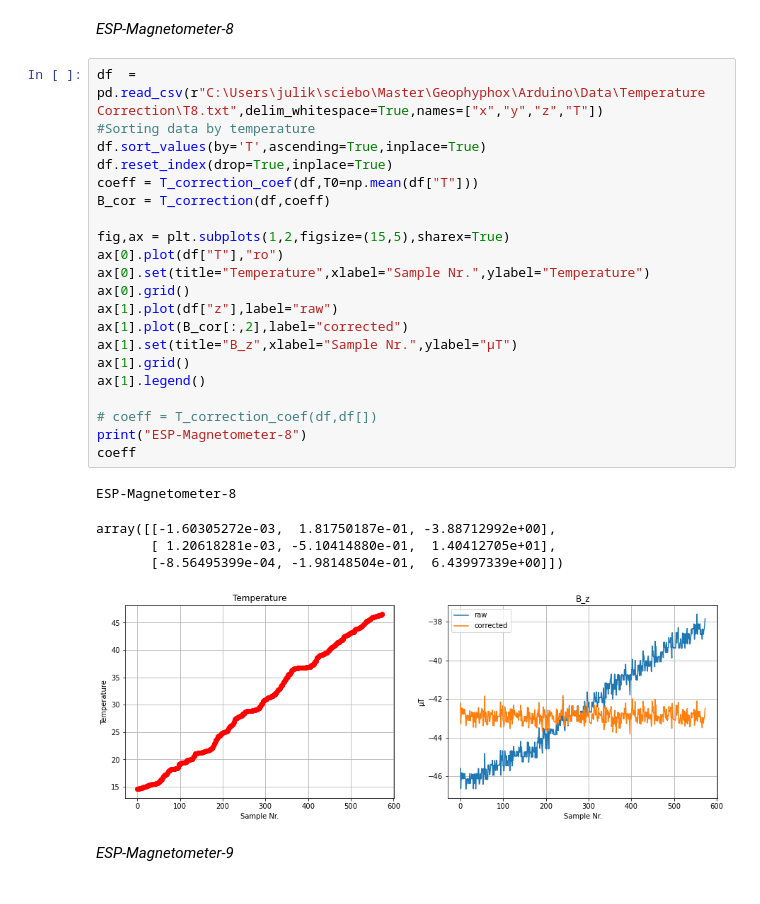
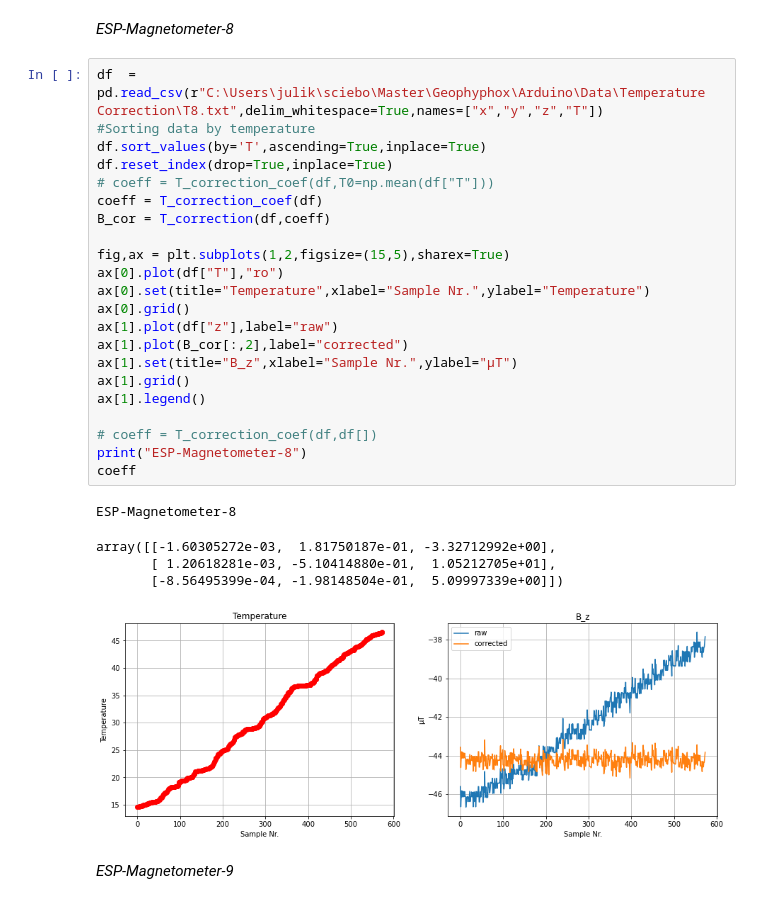
Before and after one commit to JuliusHen/Geophyphox-Excursion, a Jupyter notebook: Arduino/Processing Notebooks/T_correction.ipynb, the cells around one changed output. Saved outputs shown, nothing was run; the diff lists cells and outputs as text.

```diff
--- a/Arduino/Processing Notebooks/T_correction.ipynb
+++ b/Arduino/Processing Notebooks/T_correction.ipynb
@@ -296,30 +301,31 @@ array([[-1.38000665e-03,  2.07615846e-02,  1.06572219e+00],
 # %%
 df  = pd.read_csv(r"C:\Users\julik\sciebo\Master\Geophyphox\Arduino\Data\Temperature Correction\T8.txt",delim_whitespace=True,names=["x","y","z","T"])
 #Sorting data by temperature
 df.sort_values(by='T',ascending=True,inplace=True)
 df.reset_index(drop=True,inplace=True)
-coeff = T_correction_coef(df,T0=np.mean(df["T"]))
+# coeff = T_correction_coef(df,T0=np.mean(df["T"]))
+coeff = T_correction_coef(df)
 B_cor = T_correction(df,coeff)
 
 fig,ax = plt.subplots(1,2,figsize=(15,5),sharex=True)
 ax[0].plot(df["T"],"ro")
 ax[0].set(title="Temperature",xlabel="Sample Nr.",ylabel="Temperature")
 ax[0].grid()
 ax[1].plot(df["z"],label="raw")
 ax[1].plot(B_cor[:,2],label="corrected")
 ax[1].set(title="B_z",xlabel="Sample Nr.",ylabel="µT")
 ax[1].grid()
 ax[1].legend()
 
 # coeff = T_correction_coef(df,df[])
 print("ESP-Magnetometer-8")
 coeff
 # %% [output]
 ESP-Magnetometer-8
-array([[-1.60305272e-03,  1.81750187e-01, -3.88712992e+00],
-       [ 1.20618281e-03, -5.10414880e-01,  1.40412705e+01],
-       [-8.56495399e-04, -1.98148504e-01,  6.43997339e+00]])
+array([[-1.60305272e-03,  1.81750187e-01, -3.32712992e+00],
+       [ 1.20618281e-03, -5.10414880e-01,  1.05212705e+01],
+       [-8.56495399e-04, -1.98148504e-01,  5.09997339e+00]])
-[figure, old version]
+[figure, new version]
 # %% [markdown]
 *ESP-Magnetometer-9*
 # %%
```
Also changed, not shown: parts of 15 cells of this notebook, 15 other files.
